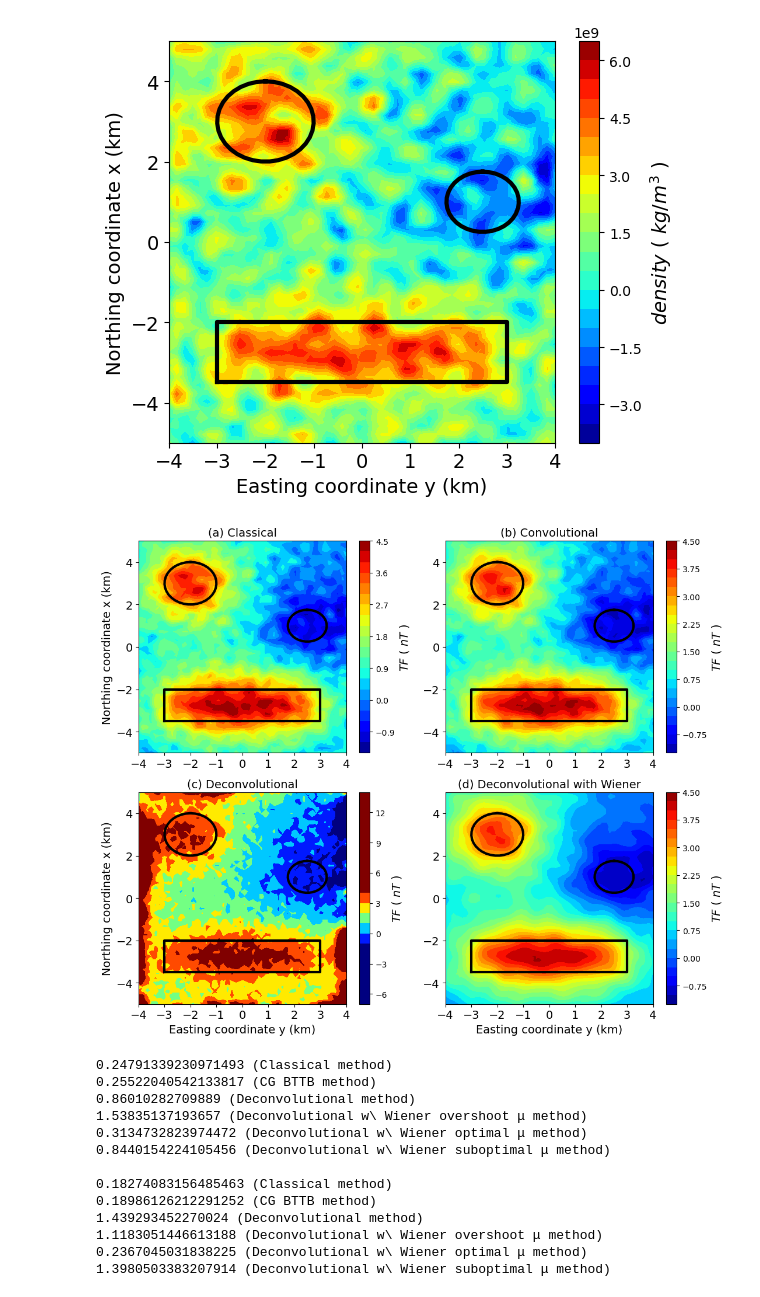
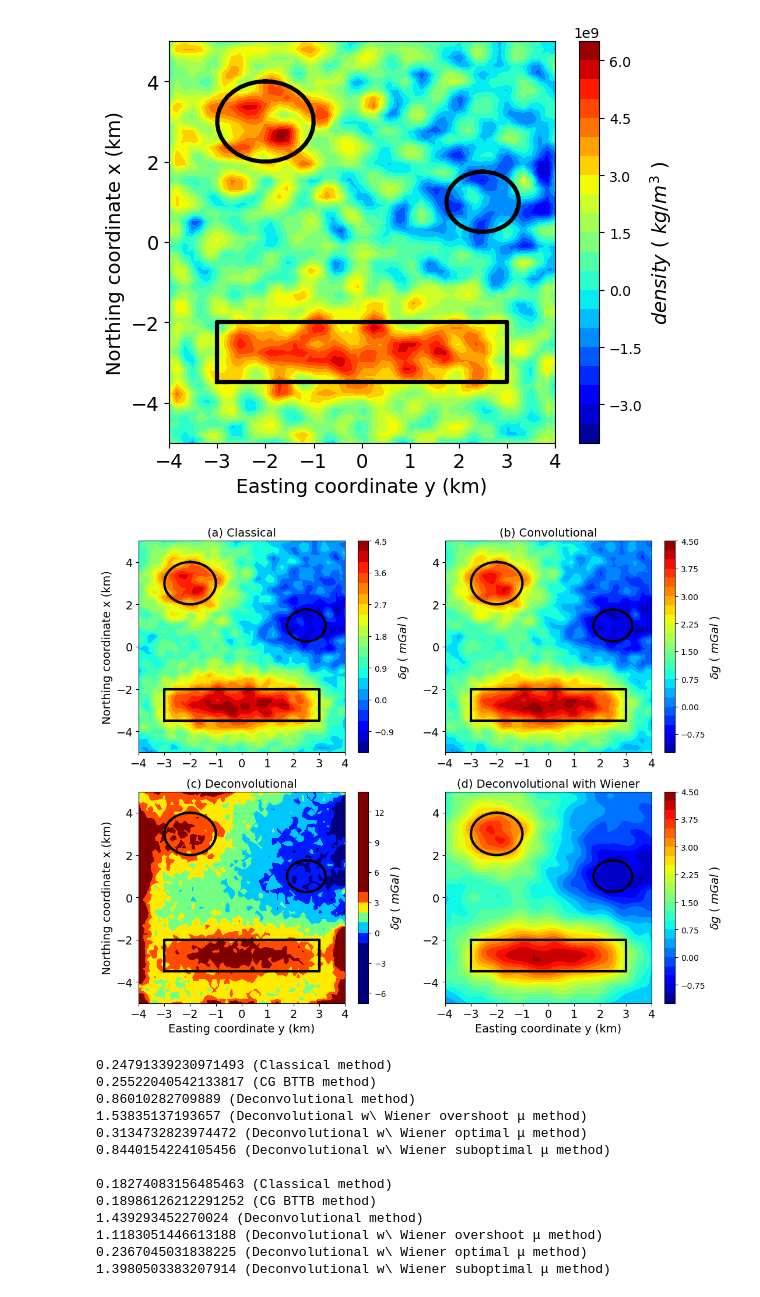
Before and after one commit to DiegoTaka/fast_equivalent_layer, a Jupyter notebook: code/grav/Stability_comparison_grav.ipynb, the cells around one changed output. Saved outputs shown, nothing was run; the diff lists cells and outputs as text; code cells hidden in the pictures.

```diff
--- a/code/grav/Stability_comparison_grav.ipynb
+++ b/code/grav/Stability_comparison_grav.ipynb
@@ -304,7 +304,7 @@ plt.plot(y_p,x_p,color="k", linewidth=3)
 plt.plot(y1, x1, color="k", linewidth=3)
 plt.plot(y2, x2, color="k", linewidth=3)
 cb = plt.colorbar(shrink=1)
-cb.set_label('$TF$ ( $nT$ )', rotation=90, fontsize=14)
+cb.set_label('$\delta g$ ( $mGal$ )', rotation=90, fontsize=14)
 plt.xlim(np.min(yi_plot),np.max(yi_plot))
 plt.ylim(np.min(xi_plot),np.max(xi_plot))
 plt.xticks(fontsize=14)
@@ -320,7 +320,7 @@ plt.plot(y_p,x_p,color="k", linewidth=3)
 plt.plot(y1, x1, color="k", linewidth=3)
 plt.plot(y2, x2, color="k", linewidth=3)
 cb = plt.colorbar(shrink=1)
-cb.set_label('$TF$ ( $nT$ )', rotation=90, fontsize=14)
+cb.set_label('$\delta g$ ( $mGal$ )', rotation=90, fontsize=14)
 plt.xlim(np.min(yi_plot),np.max(yi_plot))
 plt.ylim(np.min(xi_plot),np.max(xi_plot))
 plt.xticks(fontsize=14)
@@ -334,36 +334,36 @@ plt.tricontourf(yi_plot, xi_plot,gz_dec,22, vmin=scale_min, vmax=scale_max, cmap
 plt.plot(y_p,x_p,color="k", linewidth=3)
 #plt.plot(x_p2,y_p2,color="k", linewidth=3)
 plt.plot(y1, x1, color="k", linewidth=3)
 plt.plot(y2, x2, color="k", linewidth=3)
 cb = plt.colorbar(shrink=1)
-cb.set_label('$TF$ ( $nT$ )', rotation=90, fontsize=14)
+cb.set_label('$\delta g$ ( $mGal$ )', rotation=90, fontsize=14)
 plt.xlim(np.min(yi_plot),np.max(yi_plot))
 plt.ylim(np.min(xi_plot),np.max(xi_plot))
 plt.xticks(fontsize=14)
 plt.yticks(fontsize=14)
 plt.xlabel('Easting coordinate y (km)', fontsize=14)
 plt.ylabel('Northing coordinate x (km)', fontsize=14)
 
 plt.subplot(224)
 plt.title('(d) Deconvolutional with Wiener', y=1, x=0.5, fontsize=14)
 plt.tricontourf(yi_plot, xi_plot,gz_dec_wiener1,22,cmap='jet')
 plt.plot(y_p,x_p,color="k", linewidth=3)
 #plt.plot(x_p2,y_p2,color="k", linewidth=3)
 plt.plot(y1, x1, color="k", linewidth=3)
 plt.plot(y2, x2, color="k", linewidth=3)
 cb = plt.colorbar(shrink=1)
-cb.set_label('$TF$ ( $nT$ )', rotation=90, fontsize=14)
+cb.set_label('$\delta g$ ( $mGal$ )', rotation=90, fontsize=14)
 plt.xlim(np.min(yi_plot),np.max(yi_plot))
 plt.ylim(np.min(xi_plot),np.max(xi_plot))
 plt.xticks(fontsize=14)
 plt.yticks(fontsize=14)
 plt.xlabel('Easting coordinate y (km)', fontsize=14)
 #plt.ylabel('Northing coordinate x (km)', fontsize=14)
 
 plt.tight_layout()
 #plt.savefig('../../manuscript/Fig/stability_grav_comparison.png', dpi=300)
 # %% [output]
-[figure, old version]
+[figure, new version]
 # %%
 print (np.mean(np.abs(data[-1]-gz_c)), ('(Classical method)'))
 print (np.mean(np.abs(data[-1]-gz_bccb)), ('(CG BTTB method)'))
```
Also changed, not shown: parts of 1 cell of this notebook, 3 other files.
